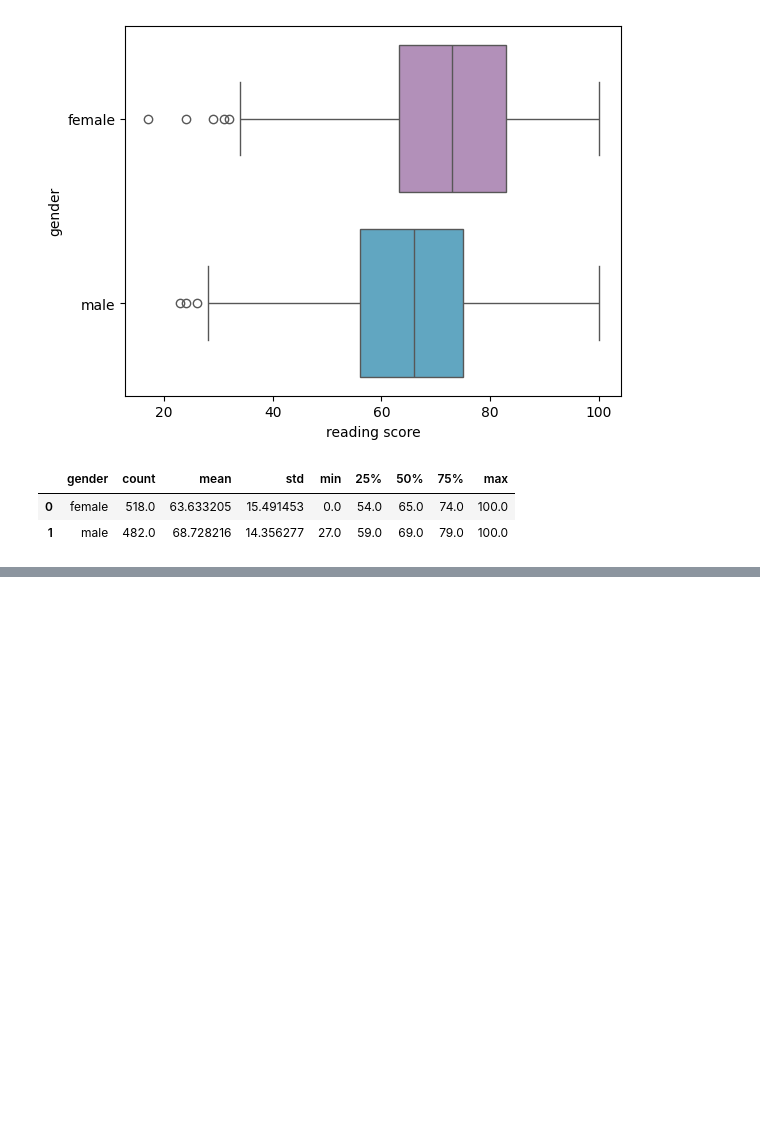
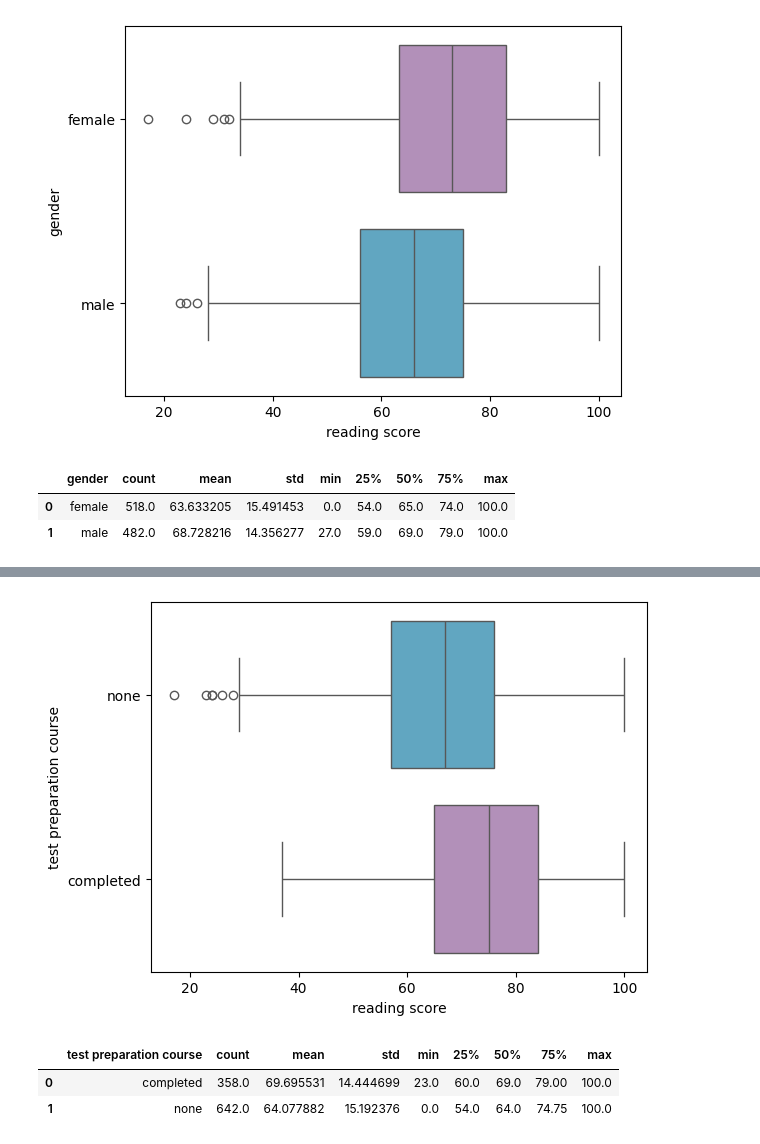
Before and after one commit to VITOR-HUGO94/Analise-de-Dados-Case-Unicornios-, a Jupyter notebook: Case_Education.ipynb, the cells around one changed output, grey strips where cells are left out. Saved outputs shown, nothing was run; the diff lists cells and outputs as text; code cells hidden in the pictures; blank space fills up the shorter version.

```diff
--- a/Case_Education.ipynb
+++ b/Case_Education.ipynb
@@ -172,0 +200,12 @@ Base_Dados.groupby( by=['gender']).describe()['math score'].reset_index()
+# %%
+my_palette = {"none": "#51add157",  "completed": "#B789C0"}
+sns.boxplot(data=Base_Dados, x='reading score', y='test preparation course', palette=my_palette)
+plt.show()
+# %% [output]
+[figure, added]
+# %%
+Base_Dados.groupby( by=['test preparation course']).describe()['math score'].reset_index()
+# %% [output]
+|  | test preparation course | count | mean | std | min | 25% | 50% | 75% | max |
+| 0 | completed | 358.0 | 69.695531 | 14.444699 | 23.0 | 60.0 | 69.0 | 79.00 | 100.0 |
+| 1 | none | 642.0 | 64.077882 | 15.192376 | 0.0 | 54.0 | 64.0 | 74.75 | 100.0 |
```
Also changed, not shown: parts of 4 cells of this notebook.
